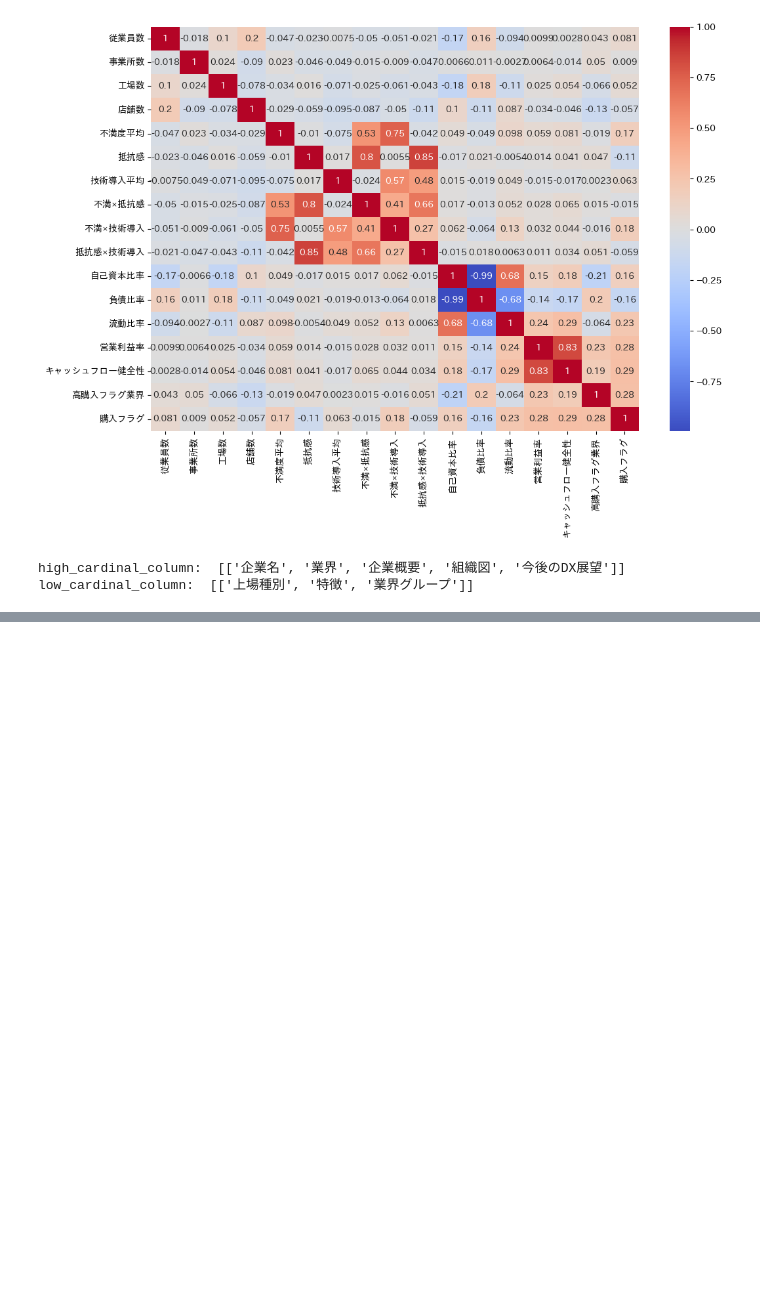
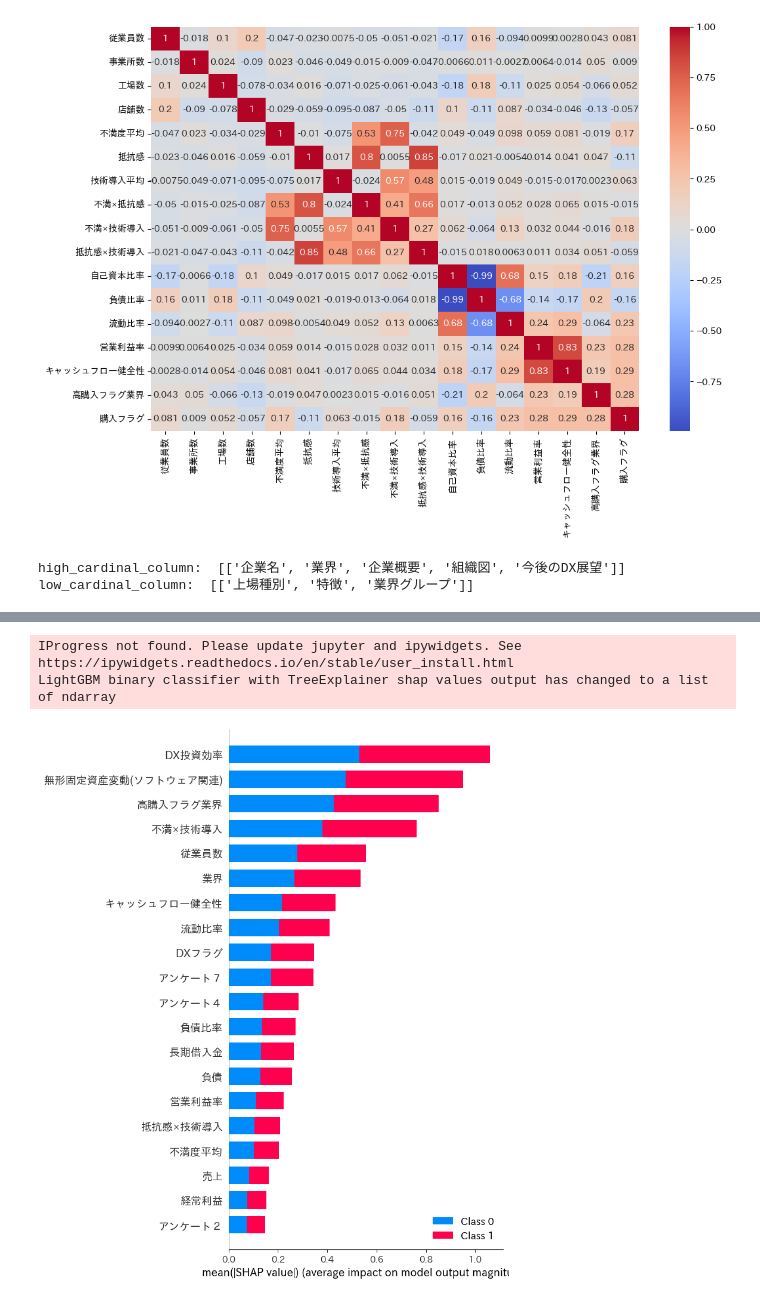
Before and after one commit to mitsu721/dx-purchase-predictor, a Jupyter notebook: notebook_for_submission.ipynb, the cells around one changed output, grey strips where cells are left out. Cells and saved outputs as stored; diff of their text form; code cells hidden in the pictures; blank space fills up the shorter version.

```diff
--- a/notebook_for_submission.ipynb
+++ b/notebook_for_submission.ipynb
@@ -77,6 +77,7 @@ df_train['負債比率'] = df_train['負債'] / df_train['総資産']
 df_train['流動比率'] = df_train['流動資産'] / df_train['負債']
 df_train['営業利益率'] = df_train['営業利益'] / df_train['売上']
 df_train['キャッシュフロー健全性'] = df_train['営業CF'] / df_train['売上']
+df_train['DX投資効率'] = df_train['無形固定資産変動(ソフトウェア関連)'] * df_train['営業利益率']  #追加
 # %%
 #財務指標の正規化・対数変換
 for col in ['売上', '総資産', '営業利益', '当期純利益']:
@@ -264,0 +253,10 @@ print(df_train.loc[0,"今後のDX展望"])
+# %%
+categorical_features = ['業界', '上場種別', '特徴', '従業員数_bin', '業界グループ']
+
+for col in categorical_features:
+    df_train[col] = df_train[col].astype(str).astype('category')
+# %%
+target = '購入フラグ'
+#精度を上げるために指定のカラムで学習させる
+#features = [col for col in df_train.columns if col != target and col not in ['企業ID', '企業名', '企業概要', '組織図', '今後のDX展望']]
+high_contribution_features = ['DX投資効率', , '不満×技術導入', 'キャッシュフロー健全性', '流動比率','負債比率']
@@ -264,0 +386,17 @@ print(df_train.loc[0,"今後のDX展望"])
+# %%
+import shap
+import matplotlib.pyplot as plt
+
+# SHAPのTreeExplainerを使ってモデル解釈
+explainer = shap.TreeExplainer(model)
+shap_values = explainer.shap_values(X_val)
+
+# 特徴量の重要度（棒グラフ）
+shap.summary_plot(shap_values, X_val, plot_type="bar")
+
+# 特徴量の分布と影響（散布図）
+shap.summary_plot(shap_values, X_val)
+# %% [output]
+IProgress not found. Please update jupyter and ipywidgets. See https://ipywidgets.readthedocs.io/en/stable/user_install.html
+LightGBM binary classifier with TreeExplainer shap values output has changed to a list of ndarray
+[figure, added]
```
Also changed, not shown: parts of 10 cells of this notebook.
